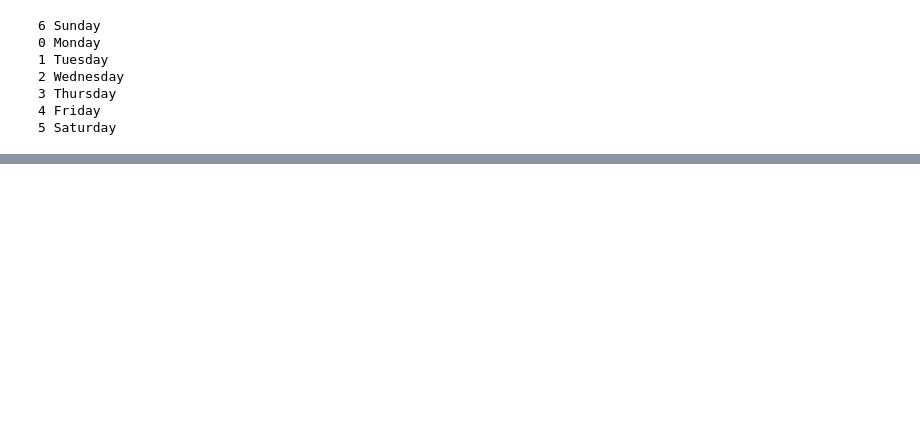
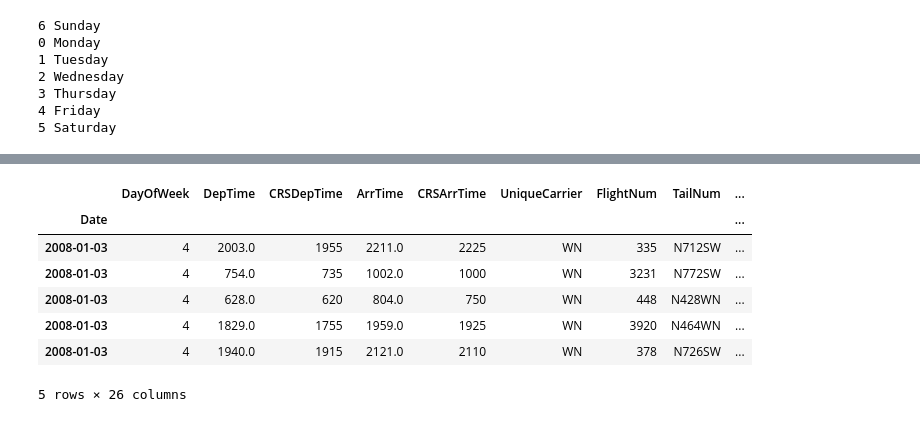
Before and after one commit to ParisaTorabi/time_series_manipulation, a Jupyter notebook: learning_basics.ipynb, the cells around one changed output, grey strips where cells are left out. Saved outputs shown, nothing was run; the diff lists cells and outputs as text; code cells hidden in the pictures; blank space fills up the shorter version.

Commit message:
load flight delay data and make it time series

```diff
--- a/learning_basics.ipynb
+++ b/learning_basics.ipynb
@@ -115,0 +159,6 @@ for day in seven_days:
+# %%
+delays = delays.rename(columns={'DayofMonth': 'Day'})
+# %%
+delays["Date"] = pd.to_datetime(delays[["Year", "Month", "Day"]])
+# %%
+delays = delays.drop(columns=["Year","Month", "Day"] )
@@ -115,0 +186,2 @@ for day in seven_days:
+# %%
+delays.set_index('Date',inplace=True)
@@ -115,0 +210,11 @@ for day in seven_days:
+# %%
+delays.head()
+# %% [output]
+|  | DayOfWeek | DepTime | CRSDepTime | ArrTime | CRSArrTime | UniqueCarrier | FlightNum | TailNum | ... |
+| Date |  |  |  |  |  |  |  |  | ... |
+| 2008-01-03 | 4 | 2003.0 | 1955 | 2211.0 | 2225 | WN | 335 | N712SW | ... |
+| 2008-01-03 | 4 | 754.0 | 735 | 1002.0 | 1000 | WN | 3231 | N772SW | ... |
+| 2008-01-03 | 4 | 628.0 | 620 | 804.0 | 750 | WN | 448 | N428WN | ... |
+| 2008-01-03 | 4 | 1829.0 | 1755 | 1959.0 | 1925 | WN | 3920 | N464WN | ... |
+| 2008-01-03 | 4 | 1940.0 | 1915 | 2121.0 | 2110 | WN | 378 | N726SW | ... |
+5 rows × 26 columns
```
Also changed, not shown: parts of 9 cells of this notebook.
